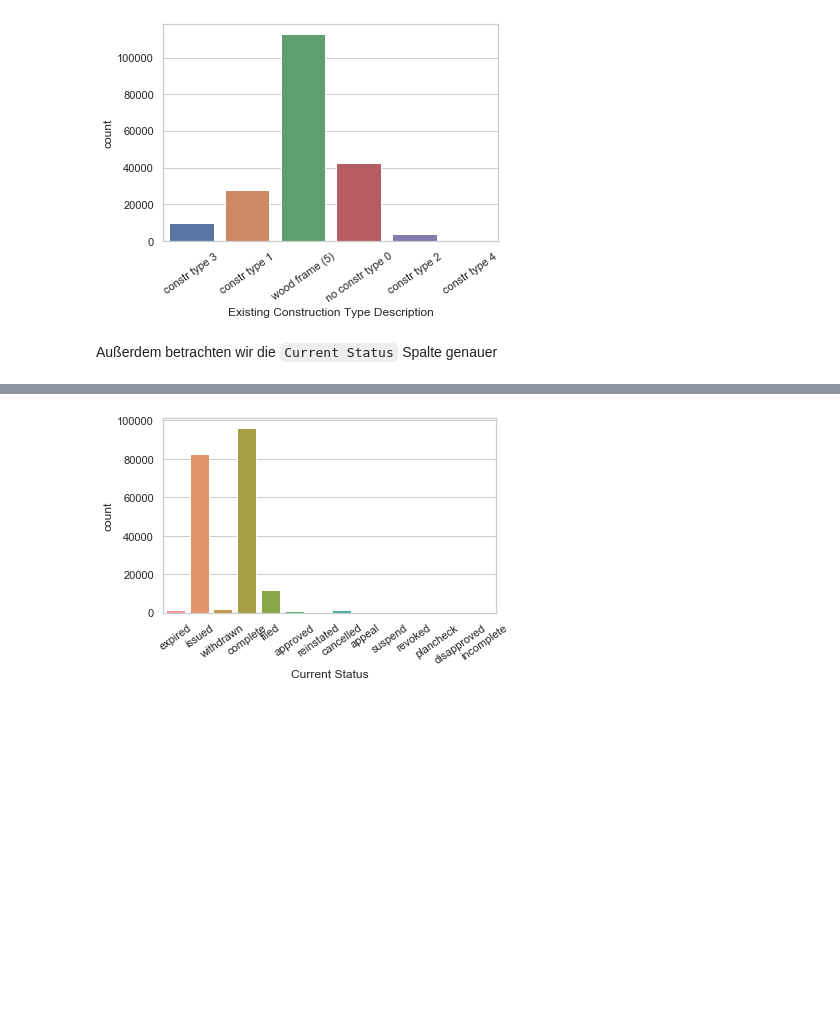
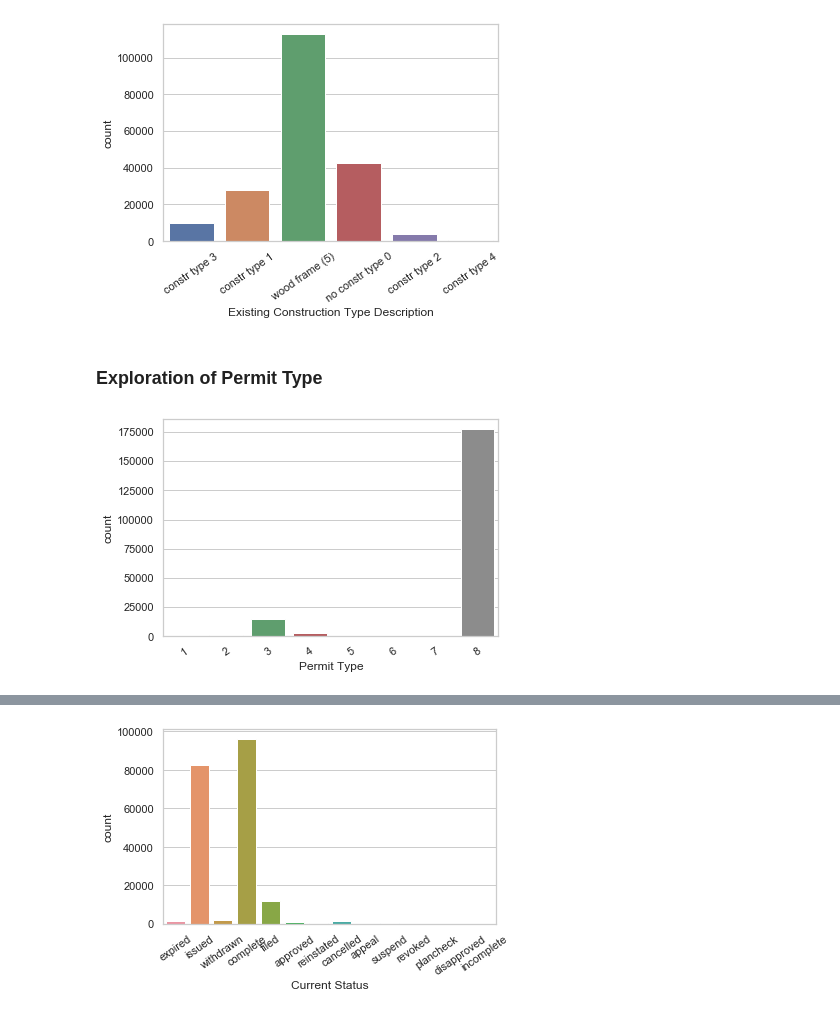
Before and after one commit to maxmoehl/ATIT2_assignments, a Jupyter notebook: Assignment_2/solution.ipynb, the cells around one changed output, grey strips where cells are left out. Drawn from its saved outputs; the diff is of its cells as text; code cells hidden in the pictures; blank space fills up the shorter version.

Commit message:
additional graphs for B and added H

```diff
--- a/Assignment_2/solution.ipynb
+++ b/Assignment_2/solution.ipynb
@@ -300,5 +295,12 @@ ax.set_xticklabels(ax.get_xticklabels(), rotation=35)
 plt.show()
 # %% [output]
 [figure]
-# %% [markdown]
-Außerdem betrachten wir die `Current Status` Spalte genauer
+# %% [markdown]
+### Exploration of Permit Type
+# %%
+ax = sns.countplot(x="Permit Type", data=sanfrancisco_df)
+
+ax.set_xticklabels(ax.get_xticklabels(), rotation=35)
+plt.show()
+# %% [output]
+[figure, added]
```
Also changed, not shown: parts of 21 cells of this notebook.
